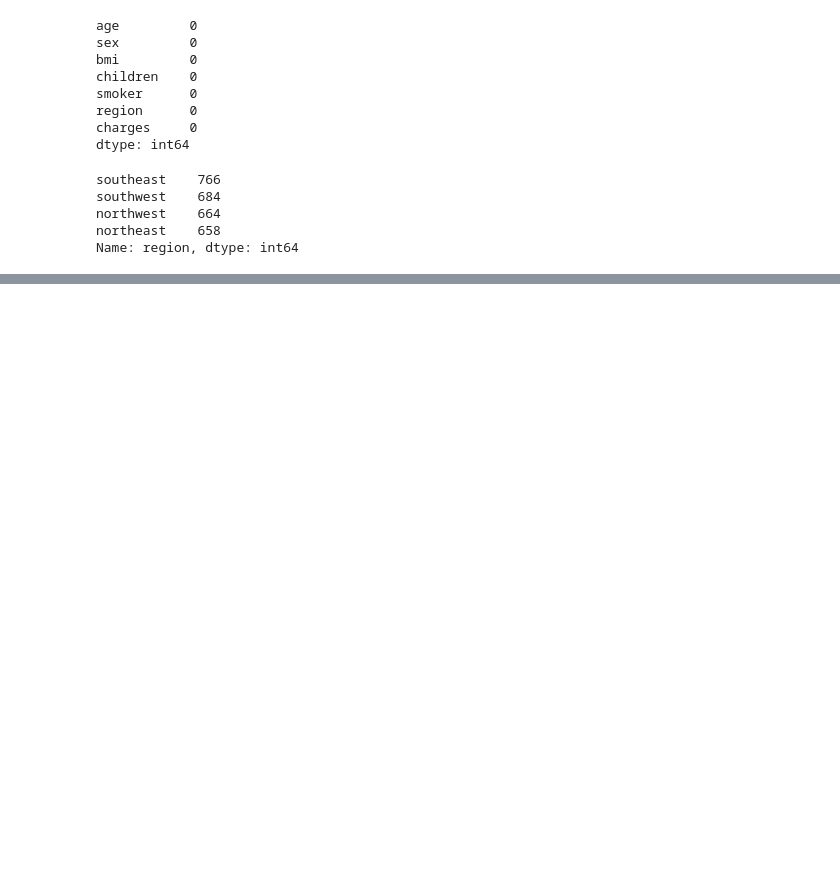
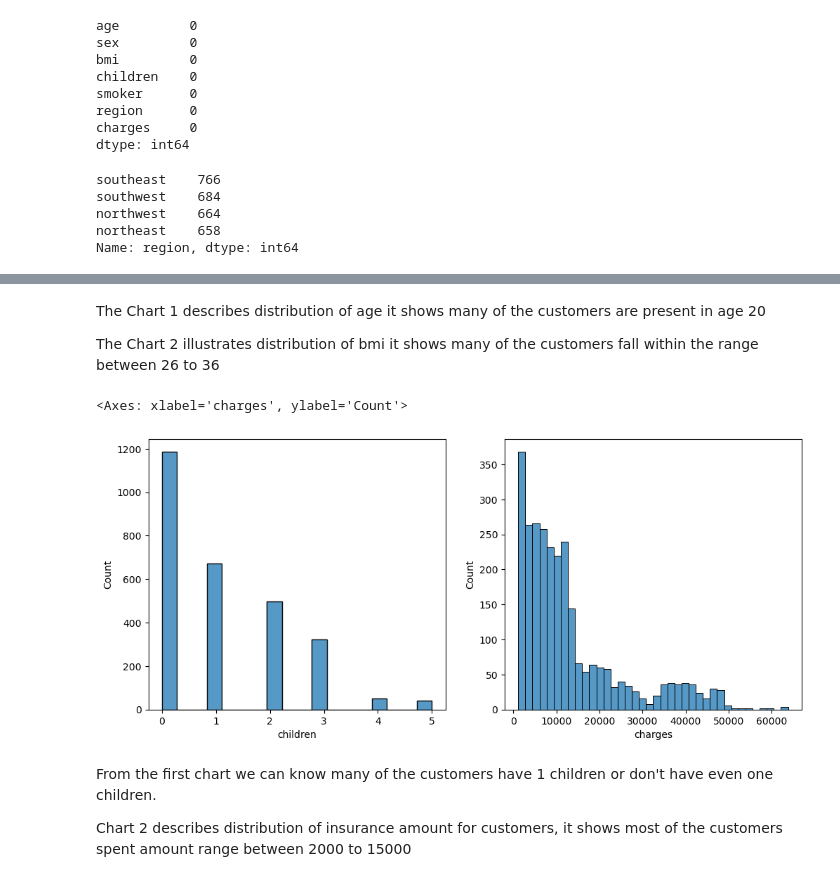
Before and after one commit to Subash0812/Medical_insurance, a Jupyter notebook: Medical_insurance.ipynb, the cells around one changed output, grey strips where cells are left out. Cells and saved outputs as stored; diff of their text form; code cells hidden in the pictures; blank space fills up the shorter version.

```diff
--- a/Medical_insurance.ipynb
+++ b/Medical_insurance.ipynb
@@ -73,0 +125,13 @@ Name: region, dtype: int64
+# %% [markdown]
+<p> The Chart 1 describes distribution of age it shows many of the customers are present in age 20</p>
+<p> The Chart 2 illustrates distribution of bmi it shows many of the customers fall within the range between 26 to 36</p>
+# %%
+fig,ax = plt.subplots(1,2,figsize=(12,5))
+sns.histplot(insurance_df.children,ax=ax[0])
+sns.histplot(insurance_df.charges,ax=ax[1])
+# %% [output]
+<Axes: xlabel='charges', ylabel='Count'>
+[figure, added]
+# %% [markdown]
+<p> From the first chart we can know many of the customers have 1 children or don't have even one children.</p>
+<p> Chart 2 describes distribution of insurance amount for customers, it shows most of the customers spent amount range between  2000 to 15000</p>
```
Also changed, not shown: parts of 11 cells of this notebook.
